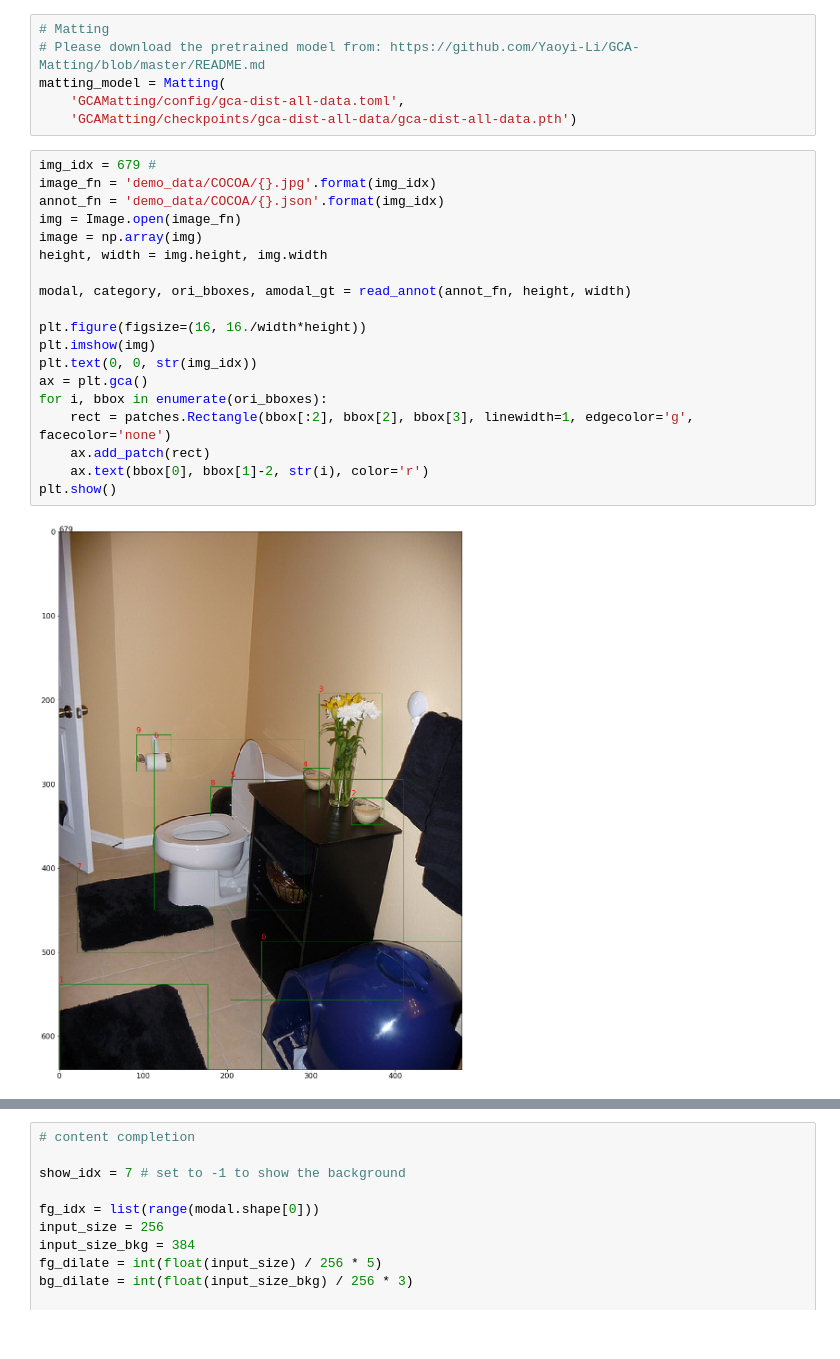
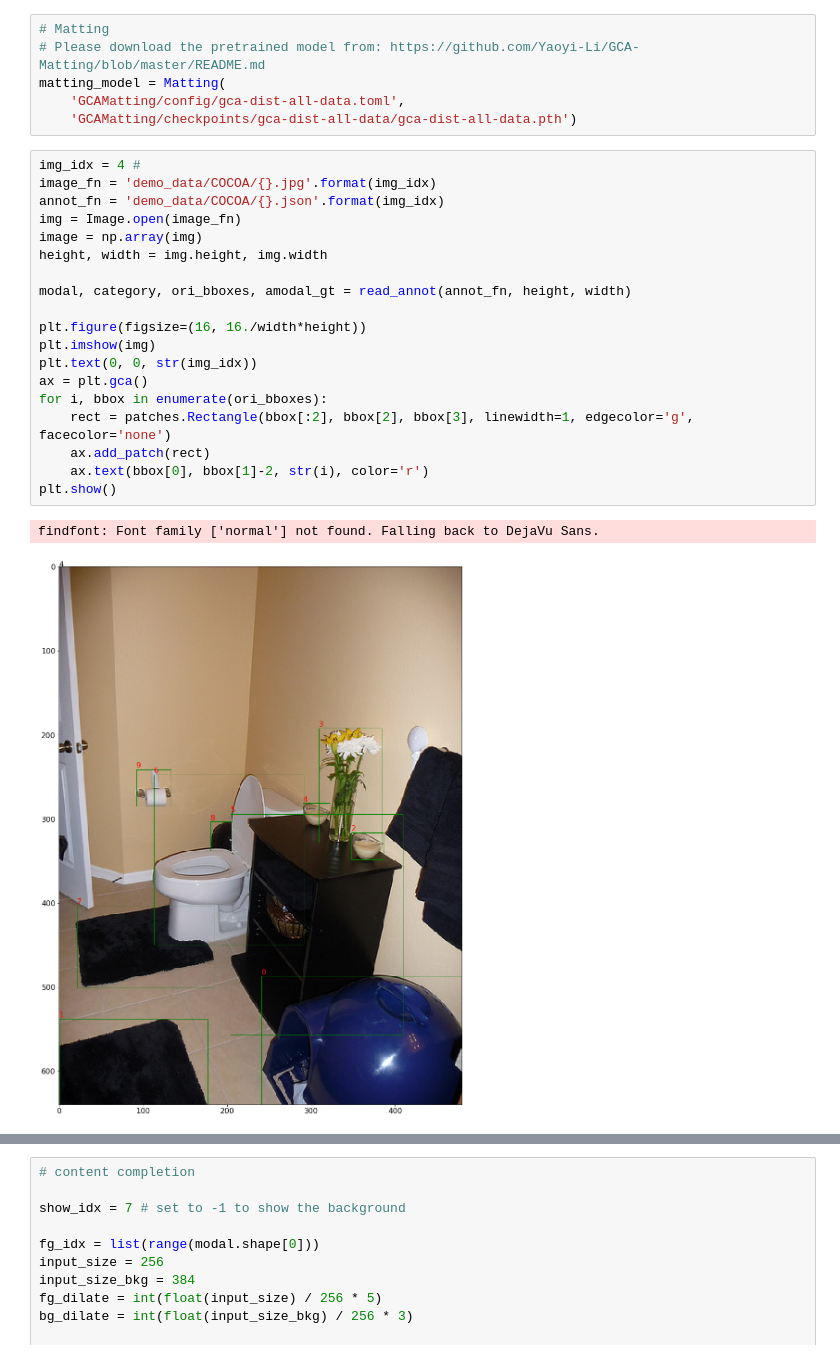
Before and after one commit to XiaohangZhan/deocclusion, a Jupyter notebook: demos/demo_cocoa.ipynb, the cells around one changed output, grey strips where cells are left out. Saved outputs shown, nothing was run; the diff lists cells and outputs as text.

```diff
--- a/demos/demo_cocoa.ipynb
+++ b/demos/demo_cocoa.ipynb
@@ -137,26 +137,27 @@ matting_model = Matting(
     'GCAMatting/config/gca-dist-all-data.toml',
     'GCAMatting/checkpoints/gca-dist-all-data/gca-dist-all-data.pth')
 # %%
-img_idx = 679 #
+img_idx = 4 #
 image_fn = 'demo_data/COCOA/{}.jpg'.format(img_idx)
 annot_fn = 'demo_data/COCOA/{}.json'.format(img_idx)
 img = Image.open(image_fn)
 image = np.array(img)
 height, width = img.height, img.width
 
 modal, category, ori_bboxes, amodal_gt = read_annot(annot_fn, height, width)
 
 plt.figure(figsize=(16, 16./width*height))
 plt.imshow(img)
 plt.text(0, 0, str(img_idx))
 ax = plt.gca()
 for i, bbox in enumerate(ori_bboxes):
     rect = patches.Rectangle(bbox[:2], bbox[2], bbox[3], linewidth=1, edgecolor='g', facecolor='none')
     ax.add_patch(rect)
     ax.text(bbox[0], bbox[1]-2, str(i), color='r')
 plt.show()
 # %% [output]
+findfont: Font family ['normal'] not found. Falling back to DejaVu Sans.
-[figure, old version]
+[figure, new version]
 # %%
 # infer ordering
 # ind=range(10)
```
Also changed, not shown: parts of 2 cells of this notebook.
